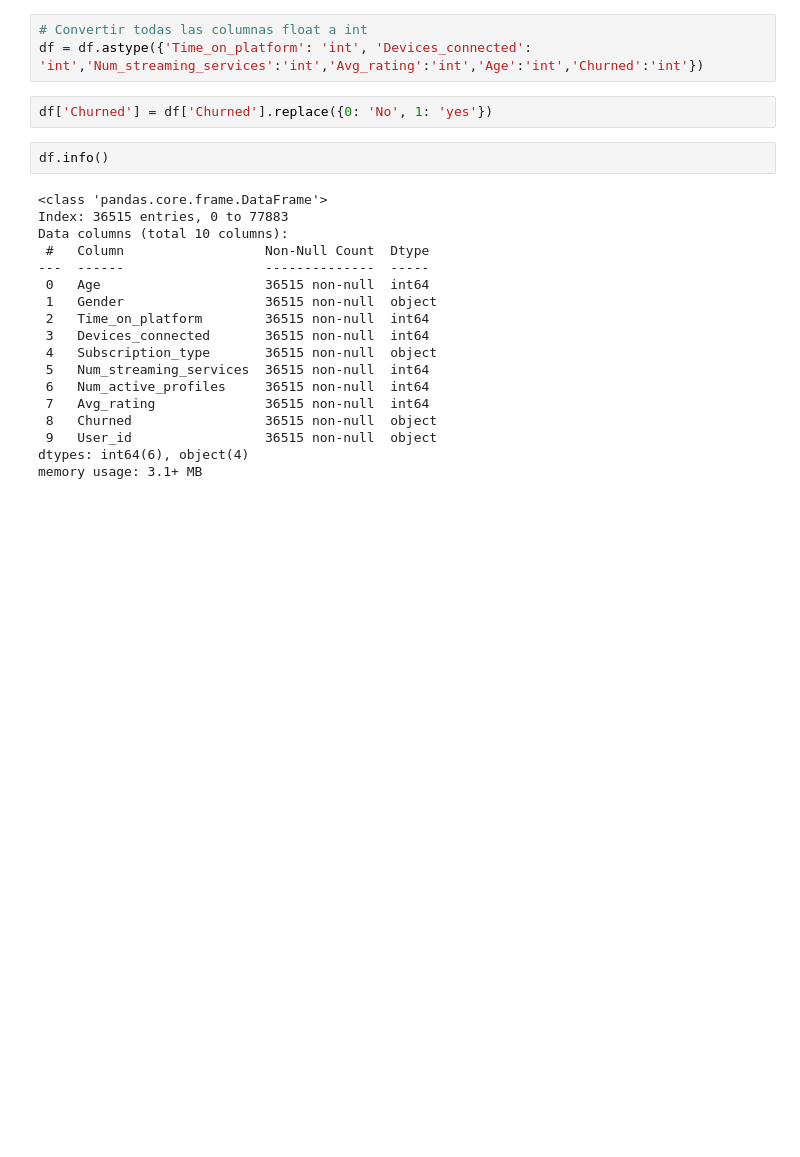
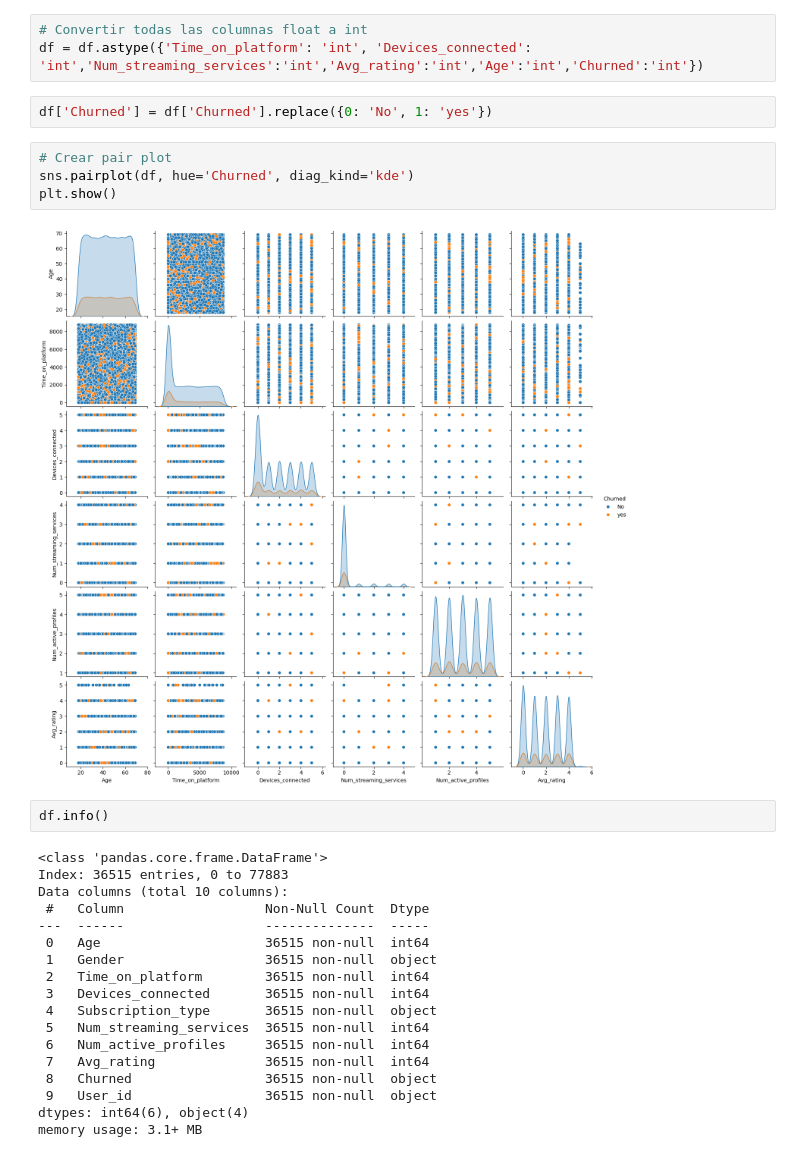
Before and after one commit to DajeanArcila/DajeanArcila, a Jupyter notebook: Churn_clasificação.ipynb, the cells around one changed output. Cells and saved outputs as stored; diff of their text form; blank space fills up the shorter version.

```diff
--- a/Churn_clasificação.ipynb
+++ b/Churn_clasificação.ipynb
@@ -156,6 +160,12 @@ df.dropna(inplace=True)
 df = df.astype({'Time_on_platform': 'int', 'Devices_connected': 'int','Num_streaming_services':'int','Avg_rating':'int','Age':'int','Churned':'int'})
 # %%
 df['Churned'] = df['Churned'].replace({0: 'No', 1: 'yes'})
+# %%
+# Crear pair plot
+sns.pairplot(df, hue='Churned', diag_kind='kde')
+plt.show()
+# %% [output]
+[figure, added]
 # %%
 df.info()
 # %% [output]
```
Also changed, not shown: parts of 11 cells of this notebook.
